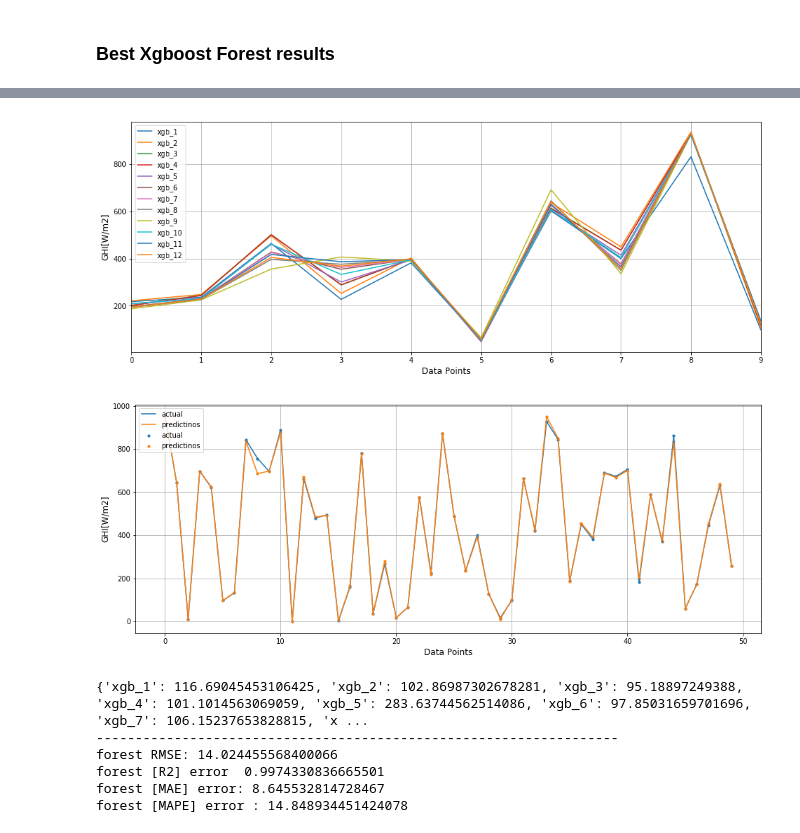
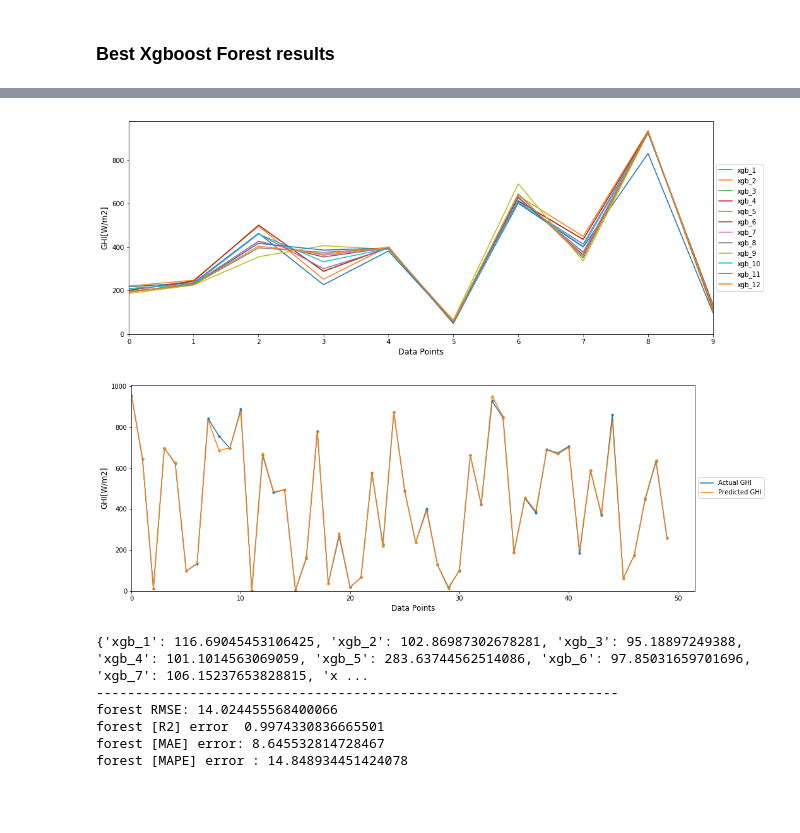
Before and after one commit to orionpax00/weather, a Jupyter notebook: src/final_results.ipynb, the cells around one changed output, grey strips where cells are left out. Saved outputs shown, nothing was run; the diff lists cells and outputs as text; code cells hidden in the pictures; blank space fills up the shorter version.

```diff
--- a/src/final_results.ipynb
+++ b/src/final_results.ipynb
@@ -298,28 +321,32 @@ forest [MAPE] error : 2.683527142284894
 # %%
 ### 50 point plot for above
-df_plot = df_pred[0:10]
+df_plot = df_pred1[0:10]
 fig, ax = plt.subplots(figsize=(16,6))
 df_plot.plot(ax=ax)
-ax.grid(True)
-ax.legend(loc='upper left',)
+ax.grid(False)
+ax.set_xlim(xmin=0)
+ax.set_ylim(ymin=0)
+ax.legend(loc='center left', bbox_to_anchor=(1, 0.5))
 plt.xlabel('Data Points', fontsize=12)
 plt.ylabel('GHI[W/m2]', fontsize=12)
 plt.show()
 
 
 fig, ax = plt.subplots(figsize=(16,6))
-ax.plot(original_y_test[0:50],linewidth=1.5,label="actual")
-ax.scatter(x[0:50],original_y_test[0:50],s=10,label="actual")
-ax.plot(predictinos[0:50],linewidth=1.5,label="predictinos")
-ax.scatter(x[0:50],predictinos[0:50],s=10,label="predictinos")
-ax.grid(True)
-ax.legend(loc='upper left',)
+ax.plot(original_y_test[0:50],linewidth=1.5,label="Actual GHI")
+ax.scatter(x[0:50],original_y_test[0:50],s=10)
+ax.plot(predictinos[0:50],linewidth=1.5,label="Predicted GHI")
+ax.scatter(x[0:50],predictinos[0:50],s=10)
+ax.grid(False)
+ax.set_xlim(xmin=0)
+ax.set_ylim(ymin=0)
+ax.legend(loc='center left', bbox_to_anchor=(1, 0.5))
 plt.xlabel('Data Points', fontsize=12)
 plt.ylabel('GHI[W/m2]', fontsize=12)
 plt.show()
 # %% [output]
-[figure, old version]
+[figure, new version]
-[figure, old version]
+[figure, new version]
 # %%
 ## Models which are less correlated
 
```
Also changed, not shown: parts of 19 cells of this notebook, 1 other file.
